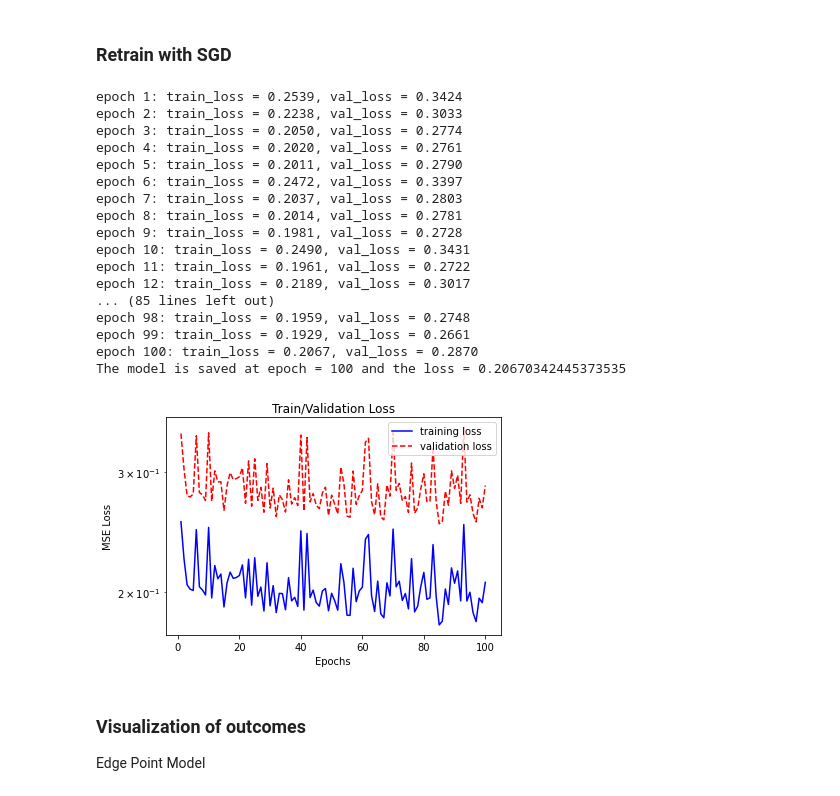
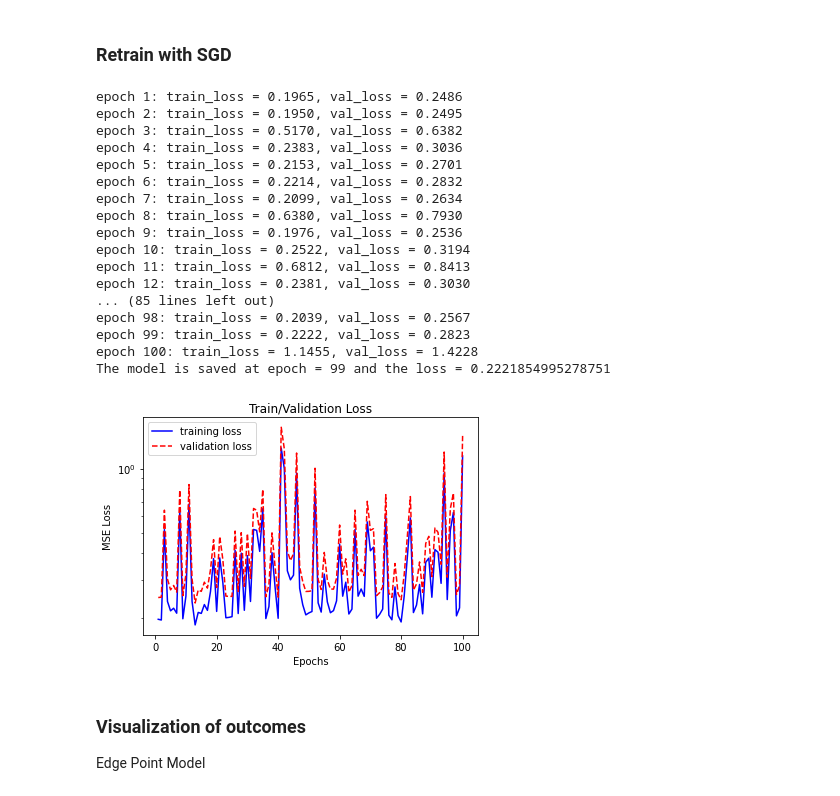
Before and after one commit to ShaoKAi100812/Pendant_Drop_Tensiometry_Prediction, a Jupyter notebook: main_combine.ipynb, the cells around one changed output. Saved outputs shown, nothing was run; the diff lists cells and outputs as text; code cells hidden in the pictures.

```diff
--- a/main_combine.ipynb
+++ b/main_combine.ipynb
@@ -527,37 +527,37 @@ Instead of taking the polynomial coefficients as input, transfer coefficients in
 # %% [markdown]
 ### Retrain with SGD
 # %%
-PATH_CAL = os.path.join(os.getcwd(), "model_cal_points.pt")
-# PATH_CAL = os.path.join(os.getcwd(), "model_cal_spline.pt")
+# PATH_CAL = os.path.join(os.getcwd(), "model_cal_points.pt")
+PATH_CAL = os.path.join(os.getcwd(), "model_cal_spline.pt")
 
 model_physics_trained = torch.load(PATH_CAL)
 
 learning_rate = 1e-4
 
 optimizer = optim.SGD(model_physics_trained.parameters(), lr=learning_rate)
 epoch = 100
 
 # 0 indicates edge points 1 indicates spline
-train_physics(model_physics_trained, optimizer, epoch, 0)
+train_physics(model_physics_trained, optimizer, epoch, 1)
 # %% [output]
-epoch 1: train_loss = 0.2539, val_loss = 0.3424
-epoch 2: train_loss = 0.2238, val_loss = 0.3033
-epoch 3: train_loss = 0.2050, val_loss = 0.2774
-epoch 4: train_loss = 0.2020, val_loss = 0.2761
-epoch 5: train_loss = 0.2011, val_loss = 0.2790
-epoch 6: train_loss = 0.2472, val_loss = 0.3397
-epoch 7: train_loss = 0.2037, val_loss = 0.2803
-epoch 8: train_loss = 0.2014, val_loss = 0.2781
-epoch 9: train_loss = 0.1981, val_loss = 0.2728
-epoch 10: train_loss = 0.2490, val_loss = 0.3431
-epoch 11: train_loss = 0.1961, val_loss = 0.2722
-epoch 12: train_loss = 0.2189, val_loss = 0.3017
+epoch 1: train_loss = 0.1965, val_loss = 0.2486
+epoch 2: train_loss = 0.1950, val_loss = 0.2495
+epoch 3: train_loss = 0.5170, val_loss = 0.6382
+epoch 4: train_loss = 0.2383, val_loss = 0.3036
+epoch 5: train_loss = 0.2153, val_loss = 0.2701
+epoch 6: train_loss = 0.2214, val_loss = 0.2832
+epoch 7: train_loss = 0.2099, val_loss = 0.2634
+epoch 8: train_loss = 0.6380, val_loss = 0.7930
+epoch 9: train_loss = 0.1976, val_loss = 0.2536
+epoch 10: train_loss = 0.2522, val_loss = 0.3194
+epoch 11: train_loss = 0.6812, val_loss = 0.8413
+epoch 12: train_loss = 0.2381, val_loss = 0.3030
 ... (85 lines left out)
-epoch 98: train_loss = 0.1959, val_loss = 0.2748
-epoch 99: train_loss = 0.1929, val_loss = 0.2661
-epoch 100: train_loss = 0.2067, val_loss = 0.2870
-The model is saved at epoch = 100 and the loss = 0.20670342445373535
+epoch 98: train_loss = 0.2039, val_loss = 0.2567
+epoch 99: train_loss = 0.2222, val_loss = 0.2823
+epoch 100: train_loss = 1.1455, val_loss = 1.4228
+The model is saved at epoch = 99 and the loss = 0.2221854995278751
-[figure, old version]
+[figure, new version]
 # %% [markdown]
 ### Visualization of outcomes
 Edge Point Model
```
Also changed, not shown: parts of 14 cells of this notebook.
